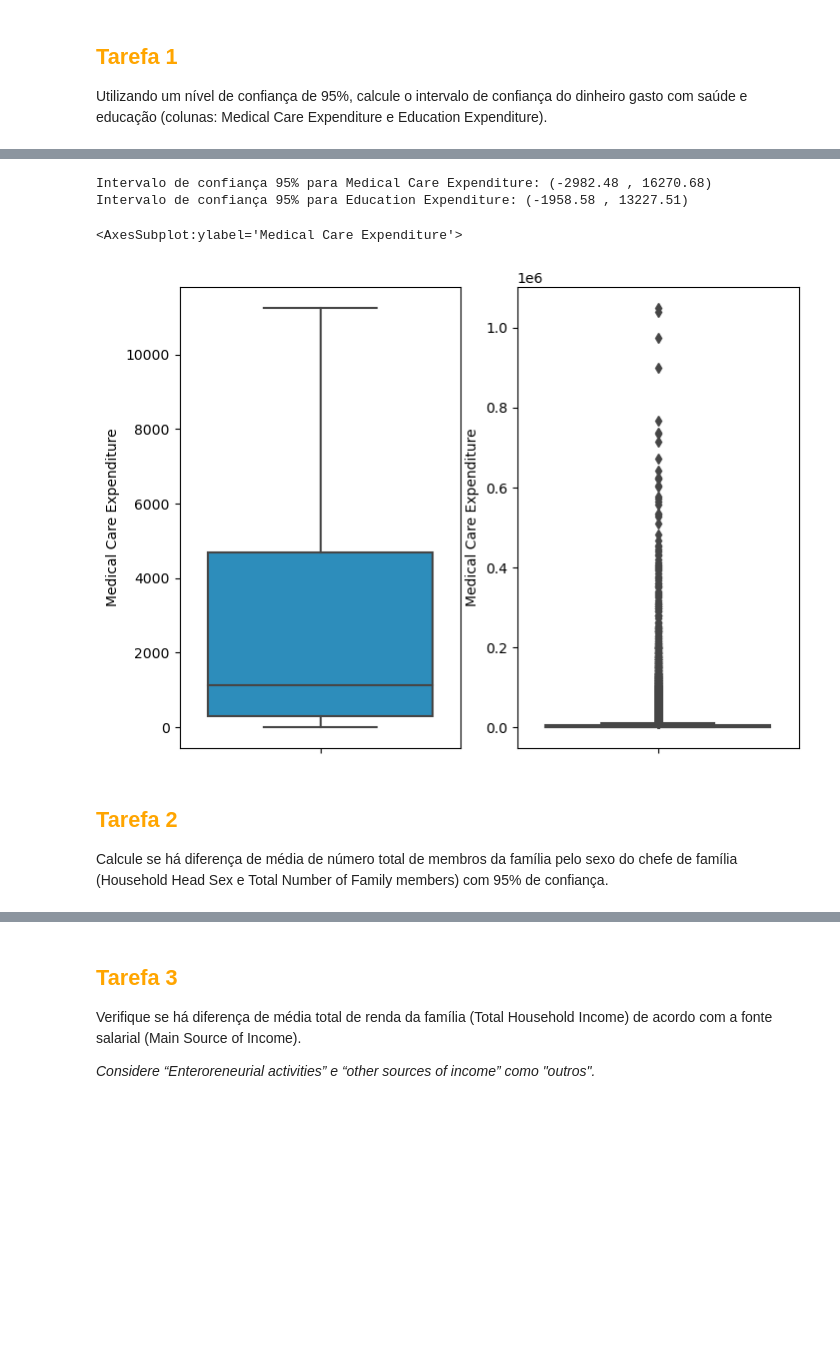
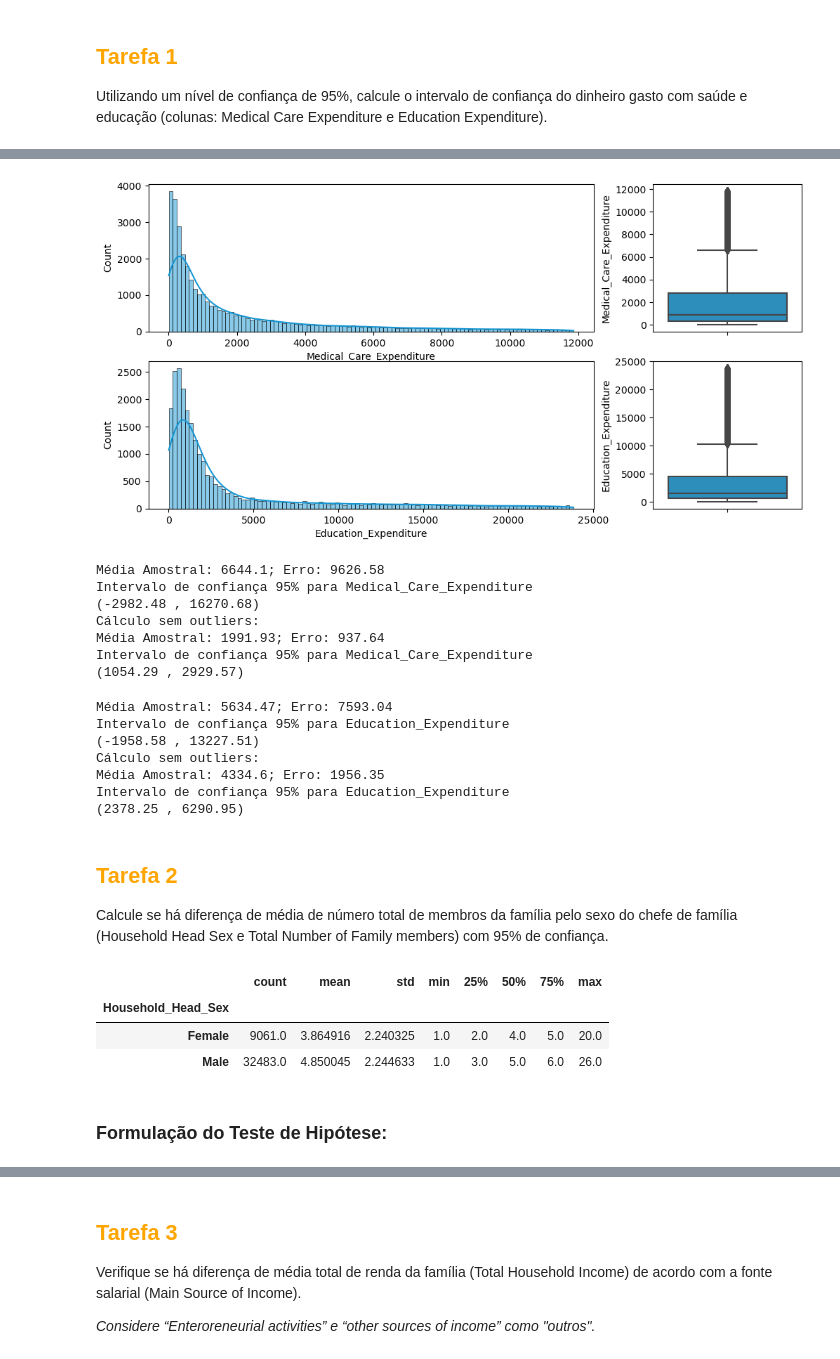
Before and after one commit to baiochi/LetsCode, a Jupyter notebook: Moldulo 4 - Estatística/Projeto_Estatistica.ipynb, the cells around one changed output, grey strips where cells are left out. Cells and saved outputs as stored; diff of their text form; code cells hidden in the pictures; blank space fills up the shorter version.

```diff
--- a/Moldulo 4 - Estatística/Projeto_Estatistica.ipynb
+++ b/Moldulo 4 - Estatística/Projeto_Estatistica.ipynb
@@ -46,3 +49,16 @@ Statsmodels.api: 0.12.2
+# %%
+# Quick remove outliers
+# Param: data -> pandas.Series
+# Return: data -> pandas.Series
+def remove_outliers(data):
+
+    q1, q3 = data.quantile(0.25), data.quantile(0.75)
+    iqr = q3 - q1
+    inf_limit = q1 - 1.5*iqr
+    sup_limit = q3 + 1.5*iqr
+    data = data[(data > inf_limit) & (data < sup_limit)]
+
+    return data
 # %% [markdown]
 # Descrição do Projeto
 # %% [markdown]
@@ -248,3 +295,18 @@ Utilizando um nível de confiança de 95%, calcule o intervalo de confiança do
+# %%
+mce = remove_outliers(df.Medical_Care_Expenditure[df.Medical_Care_Expenditure>0])
+ee = remove_outliers(df.Education_Expenditure[df.Education_Expenditure>0])
+
+# alternative
+# df.Medical_Care_Expenditure[~df.Medical_Care_Expenditure.isin(mce_outliers)]
+# %%
+fig, axes = plt.subplots(2,2, figsize=(12,6), gridspec_kw={'width_ratios': [3, 1]})
+
+sns.histplot(mce, bins=100, kde=True, ax=axes[0,0])
+sns.histplot(ee, bins=100, kde=True, ax=axes[1,0])
+sns.boxplot(y=mce, ax=axes[0,1])
+sns.boxplot(y=ee, ax=axes[1,1]);
+# %% [output]
+[figure, added]
 # %%
 def calculate_ci(data, n=30, conf_level=0.95):
 
@@ -262,16 +323,34 @@ def calculate_ci(data, n=30, conf_level=0.95):
-# %%
-calculate_ci(df['Medical Care Expenditure'])
-calculate_ci(df['Education Expenditure'])
-# %% [output]
-Intervalo de confiança 95% para Medical Care Expenditure: (-2982.48 , 16270.68)
-Intervalo de confiança 95% para Education Expenditure: (-1958.58 , 13227.51)
-# %%
-fig, axes = plt.subplots(1,2,figsize=(8,6))
-sns.boxplot(y=df['Medical Care Expenditure'], showfliers=False, ax=axes[0])
-sns.boxplot(y=df['Medical Care Expenditure'], showfliers=True, ax=axes[1])
-# %% [output]
-<AxesSubplot:ylabel='Medical Care Expenditure'>
-[figure, removed]
+# %%
+calculate_ci(df.Medical_Care_Expenditure)
+print('Cálculo sem outliers:')
+calculate_ci(mce)
+# %% [output]
+Média Amostral: 6644.1; Erro: 9626.58
+Intervalo de confiança 95% para Medical_Care_Expenditure
+(-2982.48 , 16270.68)
+Cálculo sem outliers:
+Média Amostral: 1991.93; Erro: 937.64
+Intervalo de confiança 95% para Medical_Care_Expenditure
+(1054.29 , 2929.57)
+# %%
+calculate_ci(df.Education_Expenditure)
+print('Cálculo sem outliers:')
+calculate_ci(ee)
+# %% [output]
+Média Amostral: 5634.47; Erro: 7593.04
+Intervalo de confiança 95% para Education_Expenditure
+(-1958.58 , 13227.51)
+Cálculo sem outliers:
+Média Amostral: 4334.6; Erro: 1956.35
+Intervalo de confiança 95% para Education_Expenditure
+(2378.25 , 6290.95)
 # %% [markdown]
 ## <font color='orange'>Tarefa 2</font>
 Calcule se há diferença de média de número total de membros da família pelo sexo do chefe de família (Household Head Sex e Total Number of Family members) com 95% de confiança.
+# %%
+df.groupby('Household_Head_Sex')['Total_Number_of_Family_members'].describe()
+# %% [output]
+|  | count | mean | std | min | 25% | 50% | 75% | max |
+| Household_Head_Sex |  |  |  |  |  |  |  |  |
+| Female | 9061.0 | 3.864916 | 2.240325 | 1.0 | 2.0 | 4.0 | 5.0 | 20.0 |
+| Male | 32483.0 | 4.850045 | 2.244633 | 1.0 | 3.0 | 5.0 | 6.0 | 26.0 |
@@ -277,0 +360,2 @@ Calcule se há diferença de média de número total de membros da família pelo
+# %% [markdown]
+### Formulação do Teste de Hipótese:
```
Also changed, not shown: parts of 18 cells of this notebook.
